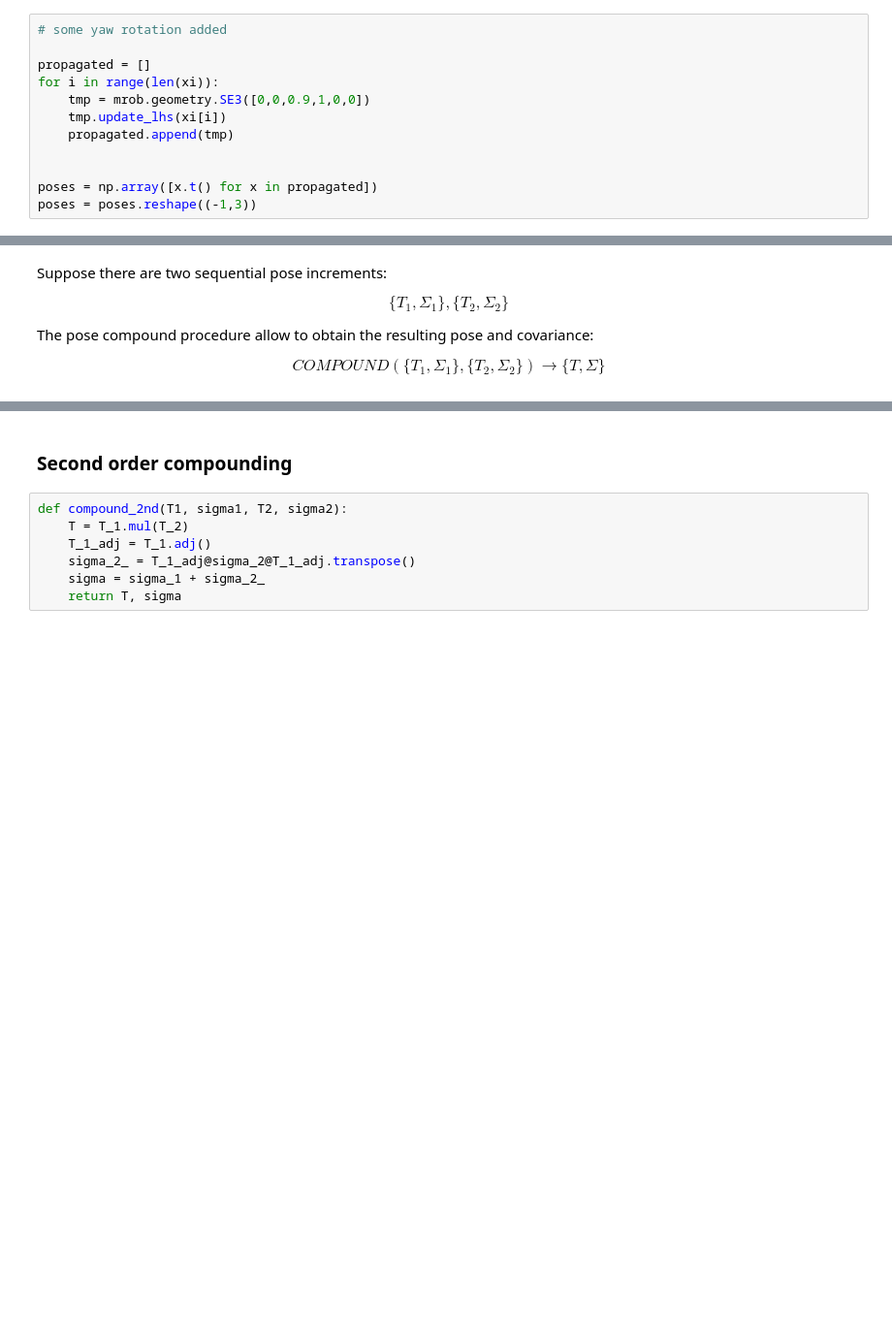
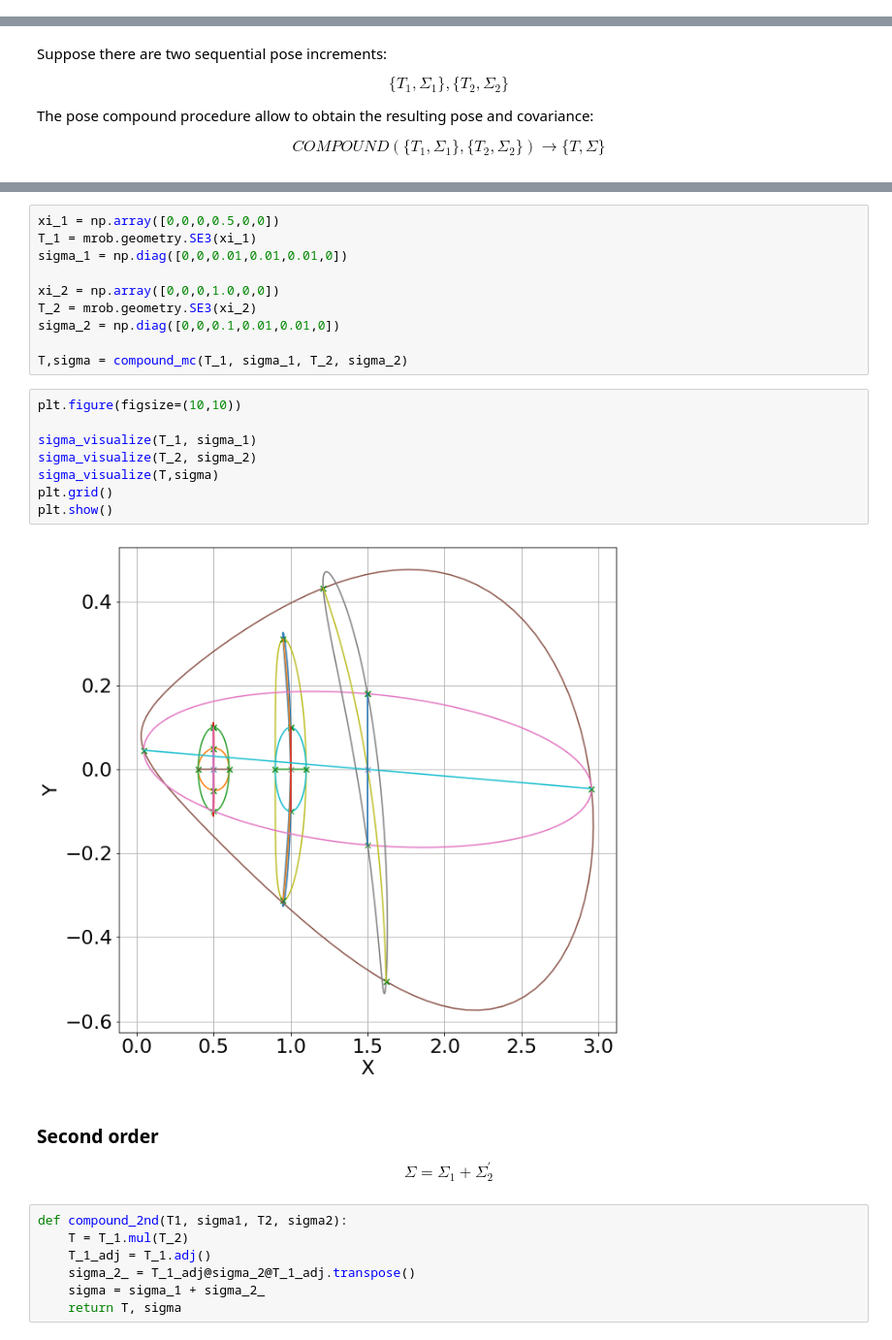
Before and after one commit to nosmokingsurfer/mrob_sandbox, a Jupyter notebook: ISP Research Project.ipynb, the cells around one changed output, grey strips where cells are left out. Shown at 97% size. Saved outputs shown, nothing was run; the diff lists cells and outputs as text; blank space fills up the shorter version.

Commit message:
second order compound looks like it works

```diff
--- a/ISP Research Project.ipynb
+++ b/ISP Research Project.ipynb
@@ -415,14 +400,2 @@ plt.show()
 # %% [markdown]
 Let's try another pose instead of simple shift along $x$ axis.
-# %%
-# some yaw rotation added
-
-propagated = []
-for i in range(len(xi)):
-    tmp = mrob.geometry.SE3([0,0,0.9,1,0,0])
-    tmp.update_lhs(xi[i])
-    propagated.append(tmp)
-
-
-poses = np.array([x.t() for x in propagated])
-poses = poses.reshape((-1,3))
@@ -461,5 +512,29 @@ $$
+# %%
+xi_1 = np.array([0,0,0,0.5,0,0])
+T_1 = mrob.geometry.SE3(xi_1)
+sigma_1 = np.diag([0,0,0.01,0.01,0.01,0])
+
+xi_2 = np.array([0,0,0,1.0,0,0])
+T_2 = mrob.geometry.SE3(xi_2)
+sigma_2 = np.diag([0,0,0.1,0.01,0.01,0])
+
+T,sigma = compound_mc(T_1, sigma_1, T_2, sigma_2)
+# %%
+plt.figure(figsize=(10,10))
+
+sigma_visualize(T_1, sigma_1)
+sigma_visualize(T_2, sigma_2)
+sigma_visualize(T,sigma)
+plt.grid()
+plt.show()
+# %% [output]
+[figure, added]
 # %% [markdown]
-### Second order compounding
+### Second order
+
+$$
+\Sigma = \Sigma_1 + \Sigma^\prime_2
+$$
 # %%
 def compound_2nd(T1, sigma1, T2, sigma2):
     T = T_1.mul(T_2)
```
Also changed, not shown: parts of 29 cells of this notebook, 1 other file.
